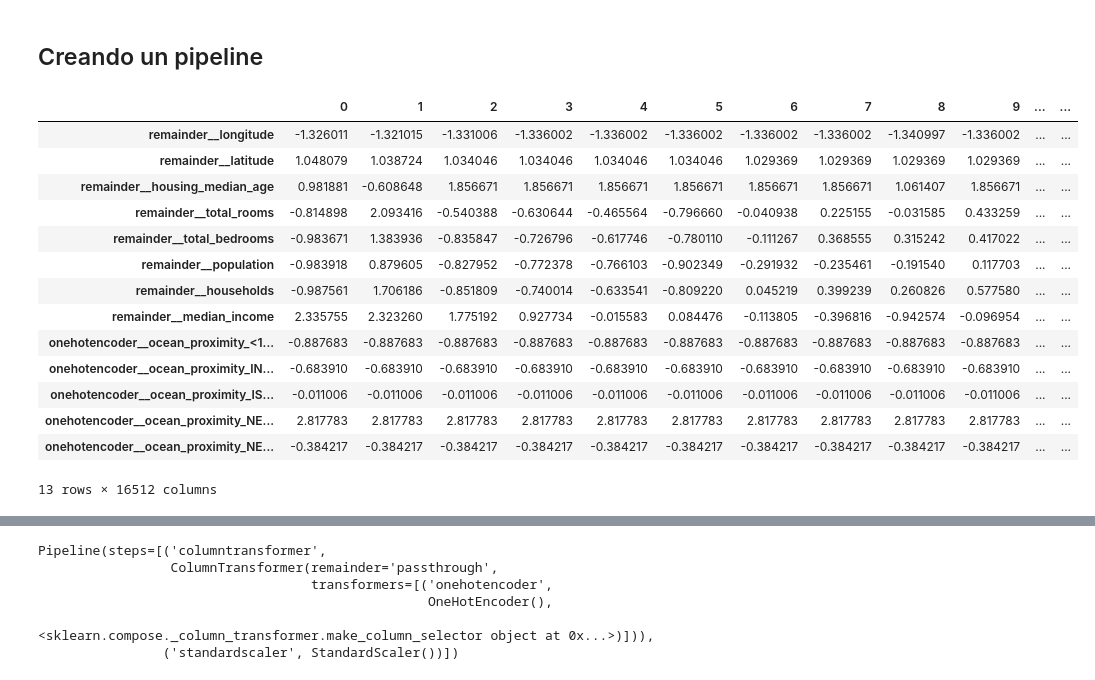
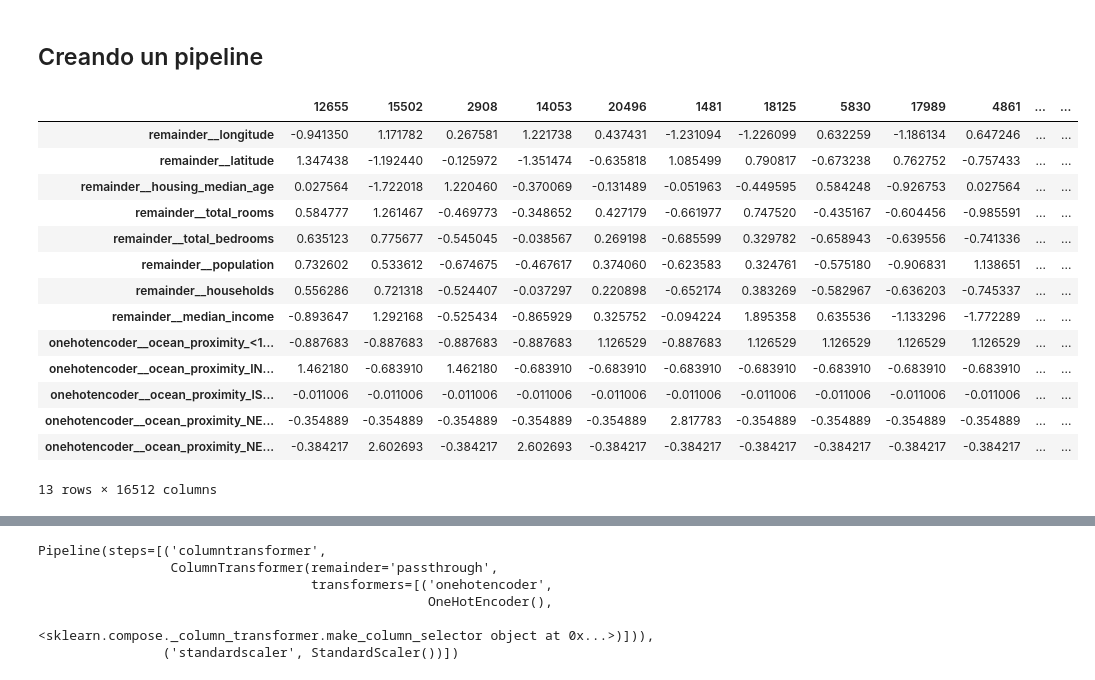
Before and after one commit to salopalo/Compartido, a Jupyter notebook: knn_def.ipynb, the cells around one changed output, grey strips where cells are left out. Drawn from its saved outputs; the diff is of its cells as text; code cells hidden in the pictures.

```diff
--- a/knn_def.ipynb
+++ b/knn_def.ipynb
@@ -352,43 +363,48 @@ ocean_proximity_NEAR OCEAN -0.384217
 # %%
 from sklearn.compose import make_column_selector, make_column_transformer
 from sklearn.pipeline import make_pipeline
-from sklearn.compose import ColumnTransformer
-from sklearn.pipeline import Pipeline
+
 
 transformer1 = make_column_transformer(
-    (OneHotEncoder(), make_column_selector(dtype_include=object)),
-    remainder="passthrough"
-)
+    (OneHotEncoder(), make_column_selector(dtype_include=object)), remainder="passthrough") #transforma las columnas categoricas con OHE, el resto las deja como estan
 
 pipeline = make_pipeline(transformer1, StandardScaler(), KNNImputer(n_neighbors=np.sqrt(housingX_train.shape[0]).astype(int))) # creamos un pipeline con las transformaciones previas y la imputación
 
-hoXtrain_ohe2_scal_imputed_2 = pipeline.fit_transform(housingX_train) # Aplicamos el pipeline a los datos de entrenamiento
+hoXtrain_ohe2_scal_imputed_2 = pd.DataFrame(
+    pipeline.fit_transform(housingX_train),
+    columns=transformer1.get_feature_names_out(),
+    index=housingX_train.index).reindex(["remainder__longitude","remainder__latitude","remainder__housing_median_age","remainder__total_rooms","remainder__total_bedrooms","remainder__population","remainder__households","remainder__median_income","onehotencoder__ocean_proximity_<1H OCEAN","onehotencoder__ocean_proximity_INLAND","onehotencoder__ocean_proximity_ISLAND","onehotencoder__ocean_proximity_NEAR BAY","onehotencoder__ocean_proximity_NEAR OCEAN"], axis=1)
 
-hoXtrain_ohe2_scal_imputed_3 = pd.DataFrame(
-    hoXtrain_ohe2_scal_imputed_2,
-    columns=transformer1.get_feature_names_out(),
-    index=housingX_train.index)
+hoXtrain_ohe2_scal_imputed_2.T
 
-hoXtrain_ohe2_scal_imputed_3.T
+
+# A CONTINUACION SE DETALLAN LOS PASOS UNO A UNO:
+
+# hoXtrain_ohe2_scal_imputed_2 = pipeline.fit_transform(housingX_train) # Aplicamos el pipeline a los datos de entrenamiento
+
+# hoXtrain_ohe2_scal_imputed_3 = pd.DataFrame(
+#     hoXtrain_ohe2_scal_imputed_2,
+#     columns=transformer1.get_feature_names_out(),
+#     index=housingX_train.index)
+
+#  hoXtrain_ohe2_scal_imputed_4 = hoXtrain_ohe2_scal_imputed_3.reindex(["remainder__longitude","remainder__latitude","remainder__housing_median_age","remainder__total_rooms","remainder__total_bedrooms","remainder__population","remainder__households","remainder__median_income","onehotencoder__ocean_proximity_<1H OCEAN","onehotencoder__ocean_proximity_INLAND","onehotencoder__ocean_proximity_ISLAND","onehotencoder__ocean_proximity_NEAR BAY","onehotencoder__ocean_proximity_NEAR OCEAN"], axis=1)
 # Reordenamos las columnas para que tengan el mismo orden ya que el pipeline ha aplicado primero el OHE y ha añadido sus columnas al principio
 
-hoXtrain_ohe2_scal_imputed_4 = hoXtrain_ohe2_scal_imputed_3.reindex(["remainder__longitude","remainder__latitude","remainder__housing_median_age","remainder__total_rooms","remainder__total_bedrooms","remainder__population","remainder__households","remainder__median_income","onehotencoder__ocean_proximity_<1H OCEAN","onehotencoder__ocean_proximity_INLAND","onehotencoder__ocean_proximity_ISLAND","onehotencoder__ocean_proximity_NEAR BAY","onehotencoder__ocean_proximity_NEAR OCEAN"], axis=1)
-
-hoXtrain_ohe2_scal_imputed_4.sort_index().T
+#  hoXtrain_ohe2_scal_imputed_4.T
 # %% [output]
-|  | 0 | 1 | 2 | 3 | 4 | 5 | 6 | 7 | 8 | 9 | ... | ... |
-| remainder__longitude | -1.326011 | -1.321015 | -1.331006 | -1.336002 | -1.336002 | -1.336002 | -1.336002 | -1.336002 | -1.340997 | -1.336002 | ... | ... |
-| remainder__latitude | 1.048079 | 1.038724 | 1.034046 | 1.034046 | 1.034046 | 1.034046 | 1.029369 | 1.029369 | 1.029369 | 1.029369 | ... | ... |
-| remainder__housing_median_age | 0.981881 | -0.608648 | 1.856671 | 1.856671 | 1.856671 | 1.856671 | 1.856671 | 1.856671 | 1.061407 | 1.856671 | ... | ... |
-| remainder__total_rooms | -0.814898 | 2.093416 | -0.540388 | -0.630644 | -0.465564 | -0.796660 | -0.040938 | 0.225155 | -0.031585 | 0.433259 | ... | ... |
-| remainder__total_bedrooms | -0.983671 | 1.383936 | -0.835847 | -0.726796 | -0.617746 | -0.780110 | -0.111267 | 0.368555 | 0.315242 | 0.417022 | ... | ... |
-| remainder__population | -0.983918 | 0.879605 | -0.827952 | -0.772378 | -0.766103 | -0.902349 | -0.291932 | -0.235461 | -0.191540 | 0.117703 | ... | ... |
-| remainder__households | -0.987561 | 1.706186 | -0.851809 | -0.740014 | -0.633541 | -0.809220 | 0.045219 | 0.399239 | 0.260826 | 0.577580 | ... | ... |
-| remainder__median_income | 2.335755 | 2.323260 | 1.775192 | 0.927734 | -0.015583 | 0.084476 | -0.113805 | -0.396816 | -0.942574 | -0.096954 | ... | ... |
-| onehotencoder__ocean_proximity_<1... | -0.887683 | -0.887683 | -0.887683 | -0.887683 | -0.887683 | -0.887683 | -0.887683 | -0.887683 | -0.887683 | -0.887683 | ... | ... |
-| onehotencoder__ocean_proximity_IN... | -0.683910 | -0.683910 | -0.683910 | -0.683910 | -0.683910 | -0.683910 | -0.683910 | -0.683910 | -0.683910 | -0.683910 | ... | ... |
+|  | 12655 | 15502 | 2908 | 14053 | 20496 | 1481 | 18125 | 5830 | 17989 | 4861 | ... | ... |
+| remainder__longitude | -0.941350 | 1.171782 | 0.267581 | 1.221738 | 0.437431 | -1.231094 | -1.226099 | 0.632259 | -1.186134 | 0.647246 | ... | ... |
+| remainder__latitude | 1.347438 | -1.192440 | -0.125972 | -1.351474 | -0.635818 | 1.085499 | 0.790817 | -0.673238 | 0.762752 | -0.757433 | ... | ... |
+| remainder__housing_median_age | 0.027564 | -1.722018 | 1.220460 | -0.370069 | -0.131489 | -0.051963 | -0.449595 | 0.584248 | -0.926753 | 0.027564 | ... | ... |
+| remainder__total_rooms | 0.584777 | 1.261467 | -0.469773 | -0.348652 | 0.427179 | -0.661977 | 0.747520 | -0.435167 | -0.604456 | -0.985591 | ... | ... |
+| remainder__total_bedrooms | 0.635123 | 0.775677 | -0.545045 | -0.038567 | 0.269198 | -0.685599 | 0.329782 | -0.658943 | -0.639556 | -0.741336 | ... | ... |
+| remainder__population | 0.732602 | 0.533612 | -0.674675 | -0.467617 | 0.374060 | -0.623583 | 0.324761 | -0.575180 | -0.906831 | 1.138651 | ... | ... |
+| remainder__households | 0.556286 | 0.721318 | -0.524407 | -0.037297 | 0.220898 | -0.652174 | 0.383269 | -0.582967 | -0.636203 | -0.745337 | ... | ... |
+| remainder__median_income | -0.893647 | 1.292168 | -0.525434 | -0.865929 | 0.325752 | -0.094224 | 1.895358 | 0.635536 | -1.133296 | -1.772289 | ... | ... |
+| onehotencoder__ocean_proximity_<1... | -0.887683 | -0.887683 | -0.887683 | -0.887683 | 1.126529 | -0.887683 | 1.126529 | 1.126529 | 1.126529 | 1.126529 | ... | ... |
+| onehotencoder__ocean_proximity_IN... | 1.462180 | -0.683910 | 1.462180 | -0.683910 | -0.683910 | -0.683910 | -0.683910 | -0.683910 | -0.683910 | -0.683910 | ... | ... |
 | onehotencoder__ocean_proximity_IS... | -0.011006 | -0.011006 | -0.011006 | -0.011006 | -0.011006 | -0.011006 | -0.011006 | -0.011006 | -0.011006 | -0.011006 | ... | ... |
-| onehotencoder__ocean_proximity_NE... | 2.817783 | 2.817783 | 2.817783 | 2.817783 | 2.817783 | 2.817783 | 2.817783 | 2.817783 | 2.817783 | 2.817783 | ... | ... |
-| onehotencoder__ocean_proximity_NE... | -0.384217 | -0.384217 | -0.384217 | -0.384217 | -0.384217 | -0.384217 | -0.384217 | -0.384217 | -0.384217 | -0.384217 | ... | ... |
+| onehotencoder__ocean_proximity_NE... | -0.354889 | -0.354889 | -0.354889 | -0.354889 | -0.354889 | 2.817783 | -0.354889 | -0.354889 | -0.354889 | -0.354889 | ... | ... |
+| onehotencoder__ocean_proximity_NE... | -0.384217 | 2.602693 | -0.384217 | 2.602693 | -0.384217 | -0.384217 | -0.384217 | -0.384217 | -0.384217 | -0.384217 | ... | ... |
 13 rows × 16512 columns
 # %%
```
Also changed, not shown: parts of 9 cells of this notebook.
